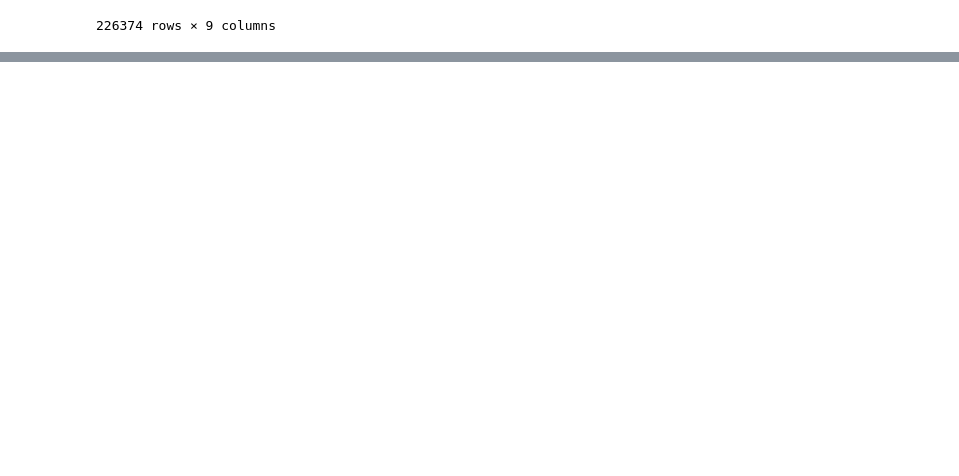
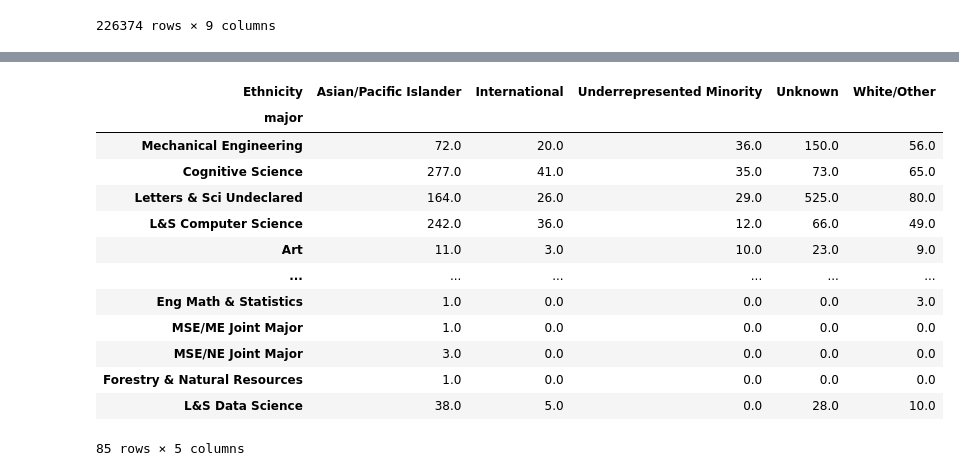
Before and after one commit to PaulDTP/Berkeley_Jacobs, a Jupyter notebook: visuals.ipynb, the cells around one changed output, grey strips where cells are left out. Saved outputs shown, nothing was run; the diff lists cells and outputs as text; code cells hidden in the pictures; blank space fills up the shorter version.

```diff
--- a/visuals.ipynb
+++ b/visuals.ipynb
@@ -71,0 +104,17 @@ first_courses.groupby('major').count().sort_values(by='ppsk', ascending=False)[[
+# %%
+first_courses.groupby(['major','Ethnicity']).count().unstack()['ppsk'].fillna(0).sort_values('Underrepresented Minority', ascending = False)
+# %% [output]
+| Ethnicity | Asian/Pacific Islander | International | Underrepresented Minority | Unknown | White/Other |
+| major |  |  |  |  |  |
+| Mechanical Engineering | 72.0 | 20.0 | 36.0 | 150.0 | 56.0 |
+| Cognitive Science | 277.0 | 41.0 | 35.0 | 73.0 | 65.0 |
+| Letters & Sci Undeclared | 164.0 | 26.0 | 29.0 | 525.0 | 80.0 |
+| L&S Computer Science | 242.0 | 36.0 | 12.0 | 66.0 | 49.0 |
+| Art | 11.0 | 3.0 | 10.0 | 23.0 | 9.0 |
+| ... | ... | ... | ... | ... | ... |
+| Eng Math & Statistics | 1.0 | 0.0 | 0.0 | 0.0 | 3.0 |
+| MSE/ME Joint Major | 1.0 | 0.0 | 0.0 | 0.0 | 0.0 |
+| MSE/NE Joint Major | 3.0 | 0.0 | 0.0 | 0.0 | 0.0 |
+| Forestry & Natural Resources | 1.0 | 0.0 | 0.0 | 0.0 | 0.0 |
+| L&S Data Science | 38.0 | 5.0 | 0.0 | 28.0 | 10.0 |
+85 rows × 5 columns
```
Also changed, not shown: parts of 11 cells of this notebook, 3 other files.
